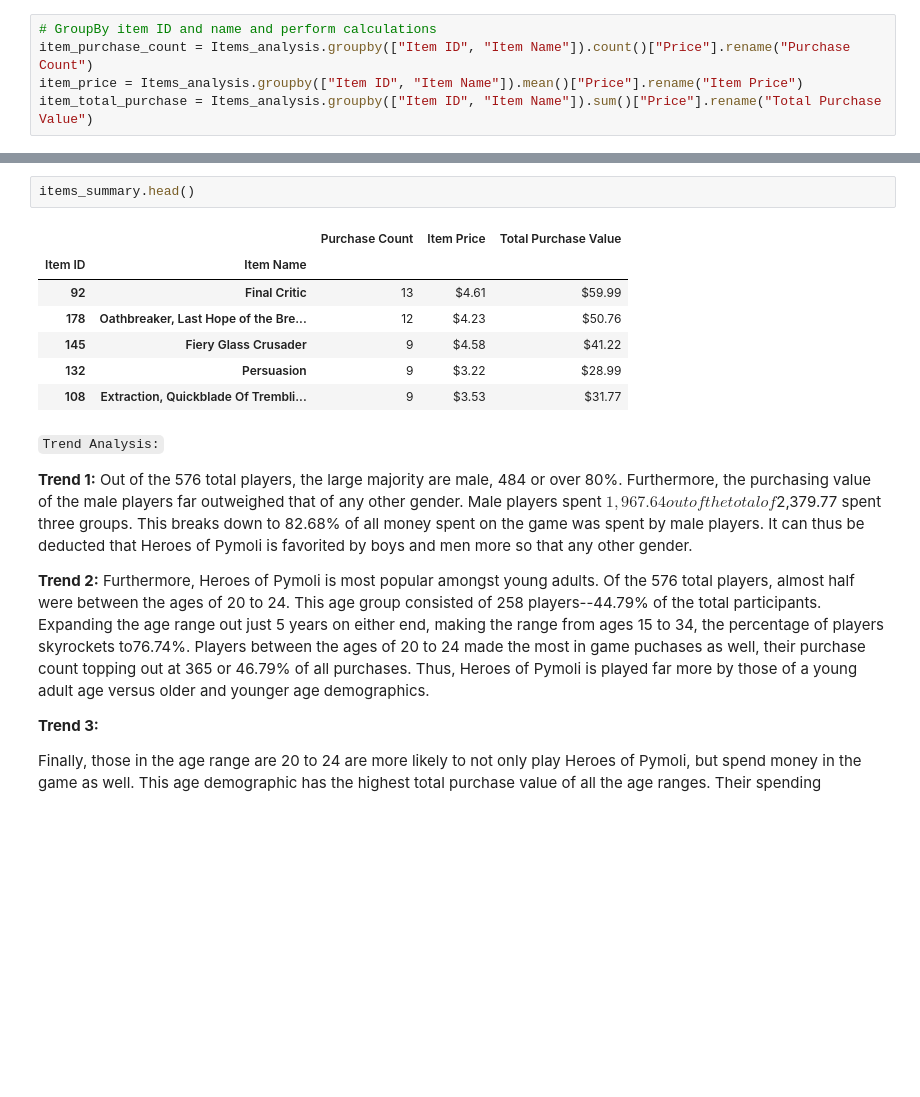
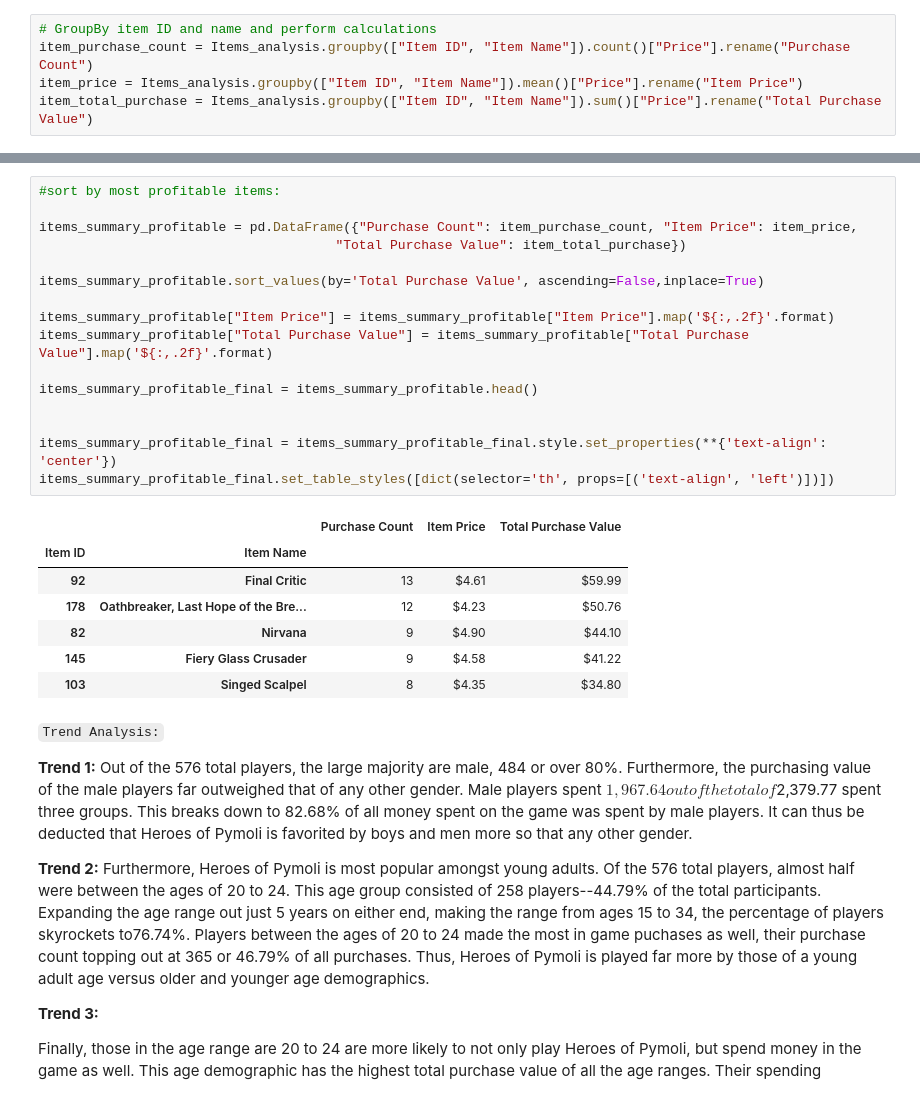
Before and after one commit to cdfencing/Pandas-Challenge, a Jupyter notebook: Heroes of Pymoli/HeroesofPymoli.ipynb, the cells around one changed output, grey strips where cells are left out. Saved outputs shown, nothing was run; the diff lists cells and outputs as text; blank space fills up the shorter version.

```diff
--- a/Heroes of Pymoli/HeroesofPymoli.ipynb
+++ b/Heroes of Pymoli/HeroesofPymoli.ipynb
@@ -264,13 +290,27 @@ items_summary.sort_values(by='Purchase Count', ascending=False,inplace=True)
-# %%
-items_summary.head()
-# %% [output]
-|  |  | Purchase Count | Item Price | Total Purchase Value |
-| Item ID | Item Name |  |  |  |
-| 92 | Final Critic | 13 | $4.61 | $59.99 |
-| 178 | Oathbreaker, Last Hope of the Bre... | 12 | $4.23 | $50.76 |
-| 145 | Fiery Glass Crusader | 9 | $4.58 | $41.22 |
-| 132 | Persuasion | 9 | $3.22 | $28.99 |
-| 108 | Extraction, Quickblade Of Trembli... | 9 | $3.53 | $31.77 |
+# %%
+#sort by most profitable items:
+
+items_summary_profitable = pd.DataFrame({"Purchase Count": item_purchase_count, "Item Price": item_price,
+                                      "Total Purchase Value": item_total_purchase})
+
+items_summary_profitable.sort_values(by='Total Purchase Value', ascending=False,inplace=True)
+
+items_summary_profitable["Item Price"] = items_summary_profitable["Item Price"].map('${:,.2f}'.format)
+items_summary_profitable["Total Purchase Value"] = items_summary_profitable["Total Purchase Value"].map('${:,.2f}'.format)
+
+items_summary_profitable_final = items_summary_profitable.head()
+
+
+items_summary_profitable_final = items_summary_profitable_final.style.set_properties(**{'text-align': 'center'})
+items_summary_profitable_final.set_table_styles([dict(selector='th', props=[('text-align', 'left')])])
+# %% [output]
+|  |  | Purchase Count | Item Price | Total Purchase Value |
+| Item ID | Item Name |  |  |  |
+| 92 | Final Critic | 13 | $4.61 | $59.99 |
+| 178 | Oathbreaker, Last Hope of the Bre... | 12 | $4.23 | $50.76 |
+| 82 | Nirvana | 9 | $4.90 | $44.10 |
+| 145 | Fiery Glass Crusader | 9 | $4.58 | $41.22 |
+| 103 | Singed Scalpel | 8 | $4.35 | $34.80 |
 # %% [markdown]
 `Trend Analysis:`
 
```
Also changed, not shown: parts of 9 cells of this notebook.
